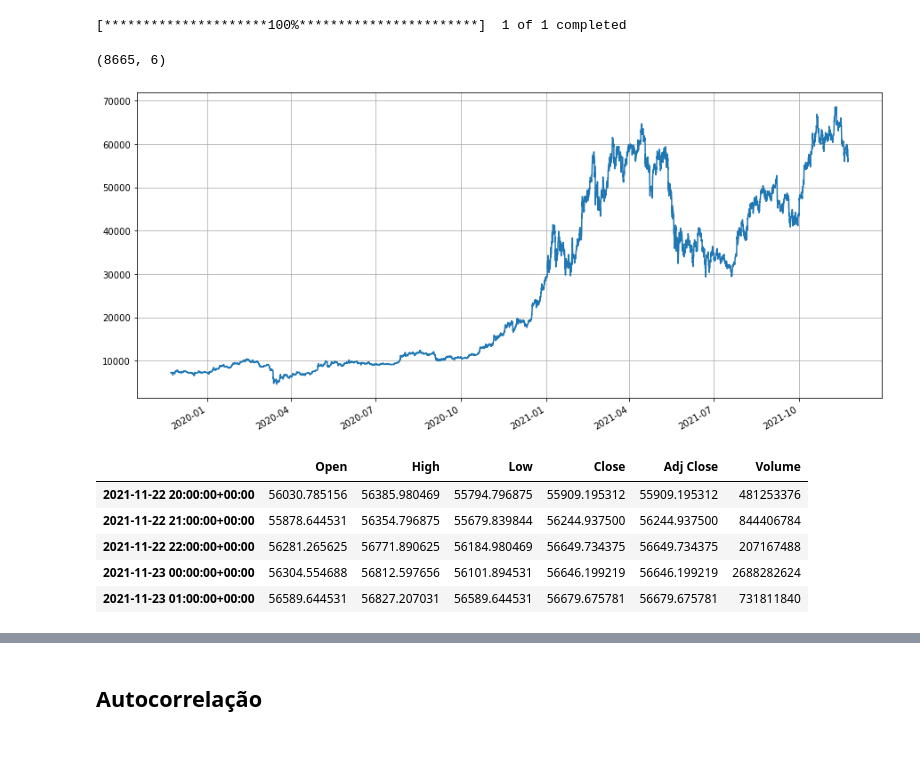
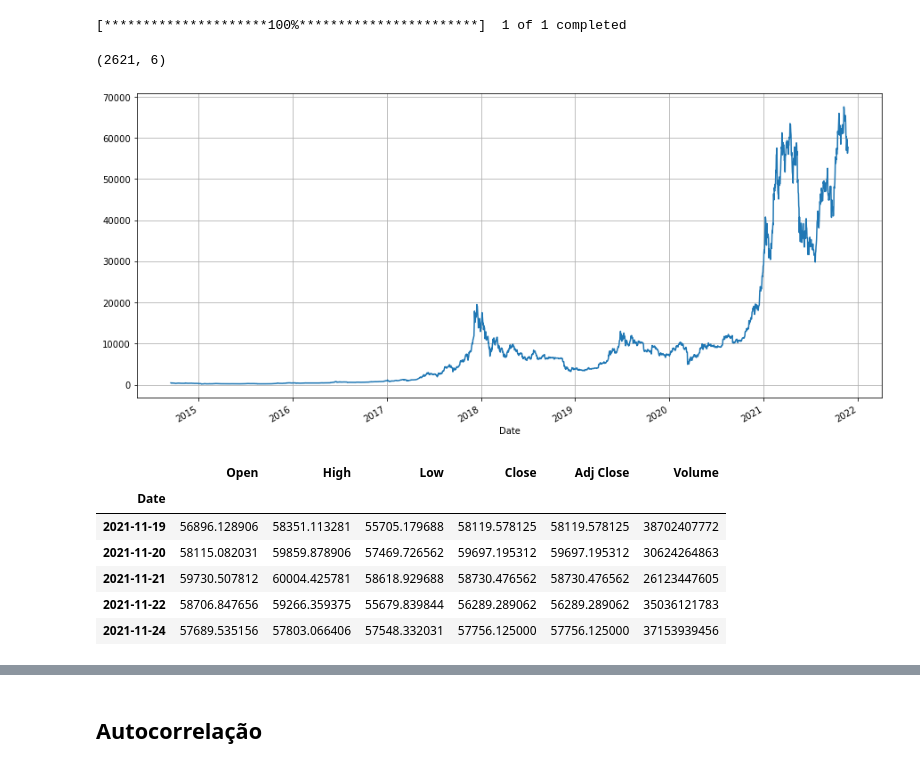
Before and after one commit to luisguicomp/datascience, a Jupyter notebook: time_series/Time Series.ipynb, the cells around one changed output, grey strips where cells are left out. Cells and saved outputs as stored; diff of their text form; code cells hidden in the pictures.

```diff
--- a/time_series/Time Series.ipynb
+++ b/time_series/Time Series.ipynb
@@ -4,14 +4,14 @@ import matplotlib.pyplot as plt
 import yfinance as yf
 # %%
 # Loading the dataset
-df_btc = yf.download(tickers='BTC-USD', period = '2y', interval = '1h')
+df_btc = yf.download(tickers='BTC-USD', period = '10y', interval = '1d')
 df_btc.drop(df_btc[df_btc['Volume']==0].index, inplace = True)
 df_btc['Close'].plot(grid=True,figsize=(15,7))
 df_btc.shape
 # %% [output]
 [*********************100%***********************]  1 of 1 completed
-(8665, 6)
+(2621, 6)
-[figure, old version]
+[figure, new version]
 # %%
 #Mostrando filtrando por ano
 df2020 = df_btc['2020']
@@ -20,11 +20,12 @@ df2021 = df_btc['2021']
 df2021.tail(5)
 # %% [output]
 |  | Open | High | Low | Close | Adj Close | Volume |
-| 2021-11-22 20:00:00+00:00 | 56030.785156 | 56385.980469 | 55794.796875 | 55909.195312 | 55909.195312 | 481253376 |
-| 2021-11-22 21:00:00+00:00 | 55878.644531 | 56354.796875 | 55679.839844 | 56244.937500 | 56244.937500 | 844406784 |
-| 2021-11-22 22:00:00+00:00 | 56281.265625 | 56771.890625 | 56184.980469 | 56649.734375 | 56649.734375 | 207167488 |
-| 2021-11-23 00:00:00+00:00 | 56304.554688 | 56812.597656 | 56101.894531 | 56646.199219 | 56646.199219 | 2688282624 |
-| 2021-11-23 01:00:00+00:00 | 56589.644531 | 56827.207031 | 56589.644531 | 56679.675781 | 56679.675781 | 731811840 |
+| Date |  |  |  |  |  |  |
+| 2021-11-19 | 56896.128906 | 58351.113281 | 55705.179688 | 58119.578125 | 58119.578125 | 38702407772 |
+| 2021-11-20 | 58115.082031 | 59859.878906 | 57469.726562 | 59697.195312 | 59697.195312 | 30624264863 |
+| 2021-11-21 | 59730.507812 | 60004.425781 | 58618.929688 | 58730.476562 | 58730.476562 | 26123447605 |
+| 2021-11-22 | 58706.847656 | 59266.359375 | 55679.839844 | 56289.289062 | 56289.289062 | 35036121783 |
+| 2021-11-24 | 57689.535156 | 57803.066406 | 57548.332031 | 57756.125000 | 57756.125000 | 37153939456 |
 # %%
 #Juntado diferentes séries temporais
 df_20_21 = df2020.join(df2021.set_index(df2021.index), how='left', lsuffix='_left', rsuffix='_right')
```
Also changed, not shown: parts of 21 cells of this notebook.
